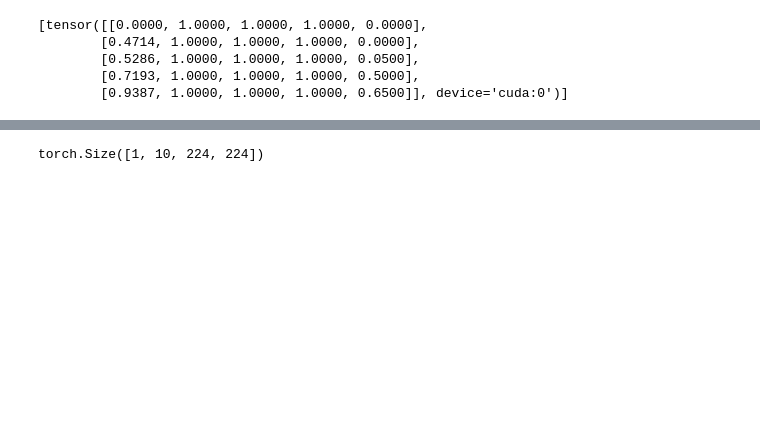
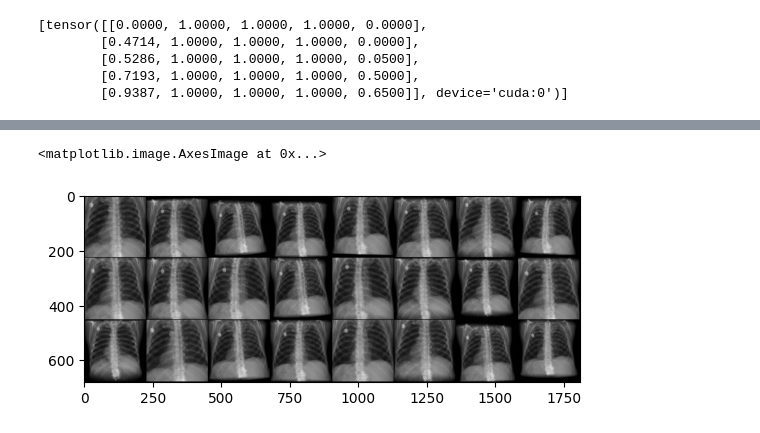
Before and after one commit to pcarnah/torchvtk, a Jupyter notebook: torchvtk.ipynb, the cells around one changed output, grey strips where cells are left out. Saved outputs shown, nothing was run; the diff lists cells and outputs as text; code cells hidden in the pictures; blank space fills up the shorter version.

```diff
--- a/torchvtk.ipynb
+++ b/torchvtk.ipynb
@@ -213,0 +300,3 @@ metatensor(0.0064, device='cuda:0')
+# %%
+mats = R.raycast.get_random_carm_views(24, (800,1200), (-15,15), (-15,15), (-20,20), center[:3])
+out = rend(a, view_mat=mats.cuda(), ras2ijk=ras2ijk)
@@ -214,9 +321,13 @@ metatensor(0.0064, device='cuda:0')
+# %%
+im = make_grid(out, 8).permute([1,2,0]).cpu().numpy()
+plt.imshow(im)
+# %% [output]
+<matplotlib.image.AxesImage at 0x...>
+[figure, added]
 # %%
-rend.get_camera_matrix(torch.tensor([[0,1.,0.]]))
-high_dim = rend(torch.rand(1,10,224,224,224).cuda(), view_mat=m.cuda())
-high_dim.size()
+# rend.get_camera_matrix(torch.tensor([[0,1.,0.]]))
+# high_dim = rend(torch.rand(1,10,224,224,224).cuda(), view_mat=m.cuda())
+# high_dim.size()
-# %% [output]
-torch.Size([1, 10, 224, 224])
 # %%
 class Renderer(torch.nn.Module):
 
```
Also changed, not shown: parts of 22 cells of this notebook, 1 other file.
